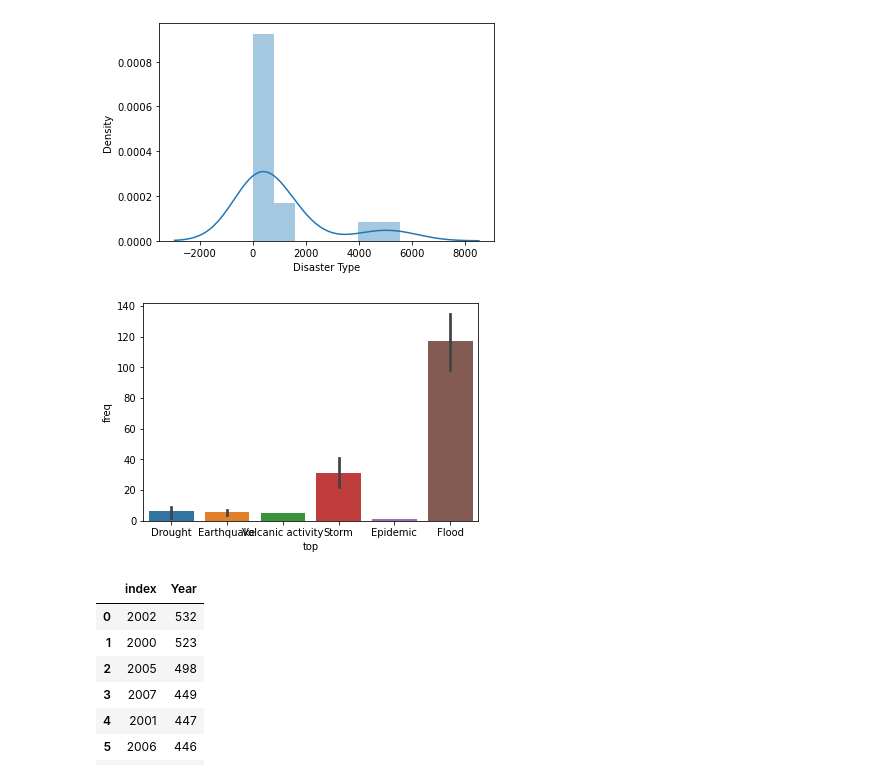
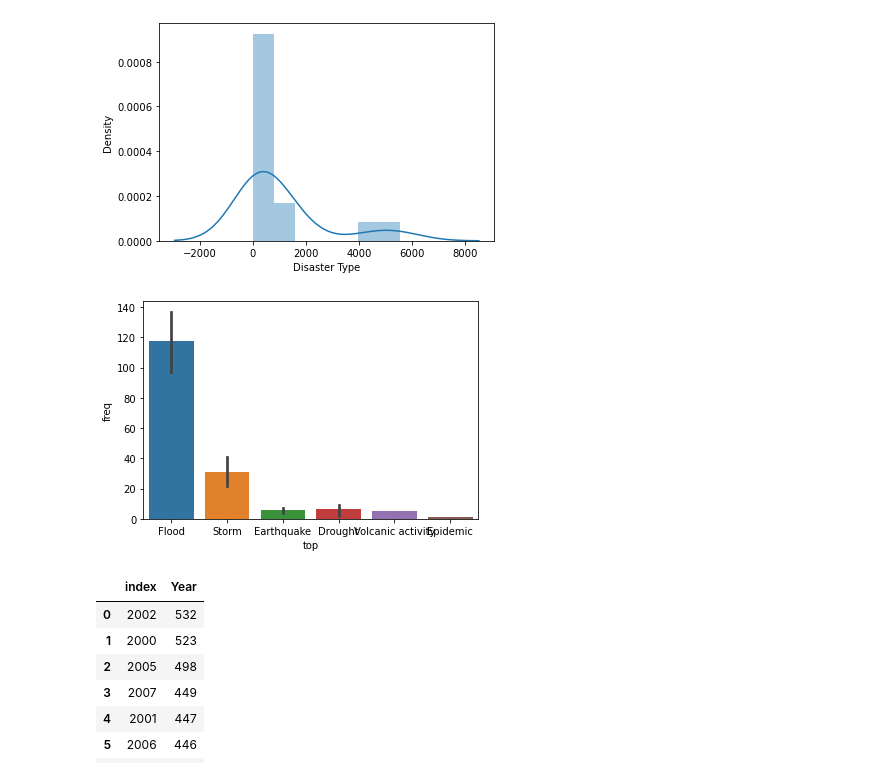
Before and after one commit to hekaplex/2022_01_DSI_WD, a Jupyter notebook: Alex/py/capstone.ipynb, the cells around one changed output. Saved outputs shown, nothing was run; the diff lists cells and outputs as text; code cells hidden in the pictures.

```diff
--- a/Alex/py/capstone.ipynb
+++ b/Alex/py/capstone.ipynb
@@ -181,11 +181,11 @@ sns.distplot(df["Disaster Type"].value_counts())
 <AxesSubplot:xlabel='Disaster Type', ylabel='Density'>
 [figure]
 # %%
-d=df[['Year',"Disaster Type"]].groupby('Year').describe()["Disaster Type"].reset_index()
+d=df[['Year',"Disaster Type"]].groupby('Year').describe()["Disaster Type"].reset_index().sort_values(by='count',ascending=False)
 
 sns.barplot(x='top',y='freq',data =d);
 # %% [output]
-[figure, old version]
+[figure, new version]
 # %%
 d=df['Year'].value_counts().reset_index()
 d.head(10)
```
Also changed, not shown: parts of 22 cells of this notebook.
